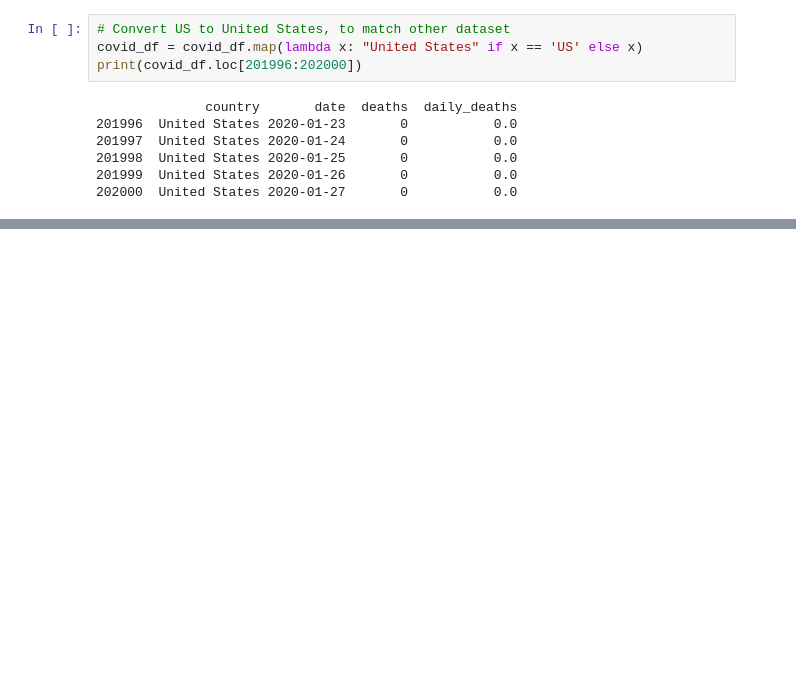
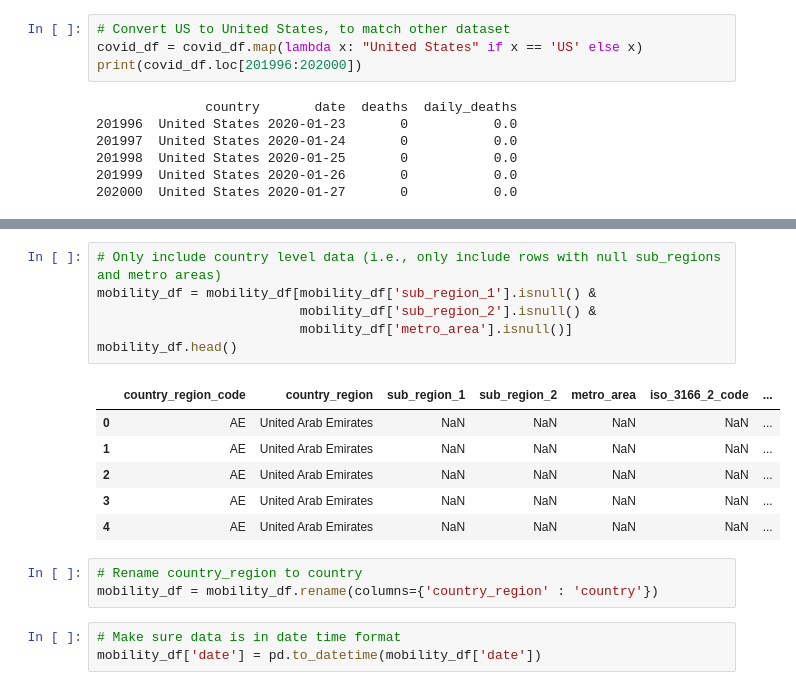
Before and after one commit to Arohrba5/mitx-causal-inference-with-covid-data, a Jupyter notebook: MITx_IDS_S24x_SyntheticInterventionRecitation.ipynb, the cells around one changed output, grey strips where cells are left out. Saved outputs shown, nothing was run; the diff lists cells and outputs as text; blank space fills up the shorter version.

```diff
--- a/MITx_IDS_S24x_SyntheticInterventionRecitation.ipynb
+++ b/MITx_IDS_S24x_SyntheticInterventionRecitation.ipynb
@@ -82,0 +148,19 @@ print(covid_df.loc[201996:202000])
+# %%
+# Only include country level data (i.e., only include rows with null sub_regions and metro areas)
+mobility_df = mobility_df[mobility_df['sub_region_1'].isnull() &
+                          mobility_df['sub_region_2'].isnull() &
+                          mobility_df['metro_area'].isnull()]
+mobility_df.head()
+# %% [output]
+|  | country_region_code | country_region | sub_region_1 | sub_region_2 | metro_area | iso_3166_2_code | ... |
+| 0 | AE | United Arab Emirates | NaN | NaN | NaN | NaN | ... |
+| 1 | AE | United Arab Emirates | NaN | NaN | NaN | NaN | ... |
+| 2 | AE | United Arab Emirates | NaN | NaN | NaN | NaN | ... |
+| 3 | AE | United Arab Emirates | NaN | NaN | NaN | NaN | ... |
+| 4 | AE | United Arab Emirates | NaN | NaN | NaN | NaN | ... |
+# %%
+# Rename country_region to country
+mobility_df = mobility_df.rename(columns={'country_region' : 'country'})
+# %%
+# Make sure data is in date time format
+mobility_df['date'] = pd.to_datetime(mobility_df['date'])
```
Also changed, not shown: parts of 11 cells of this notebook.
